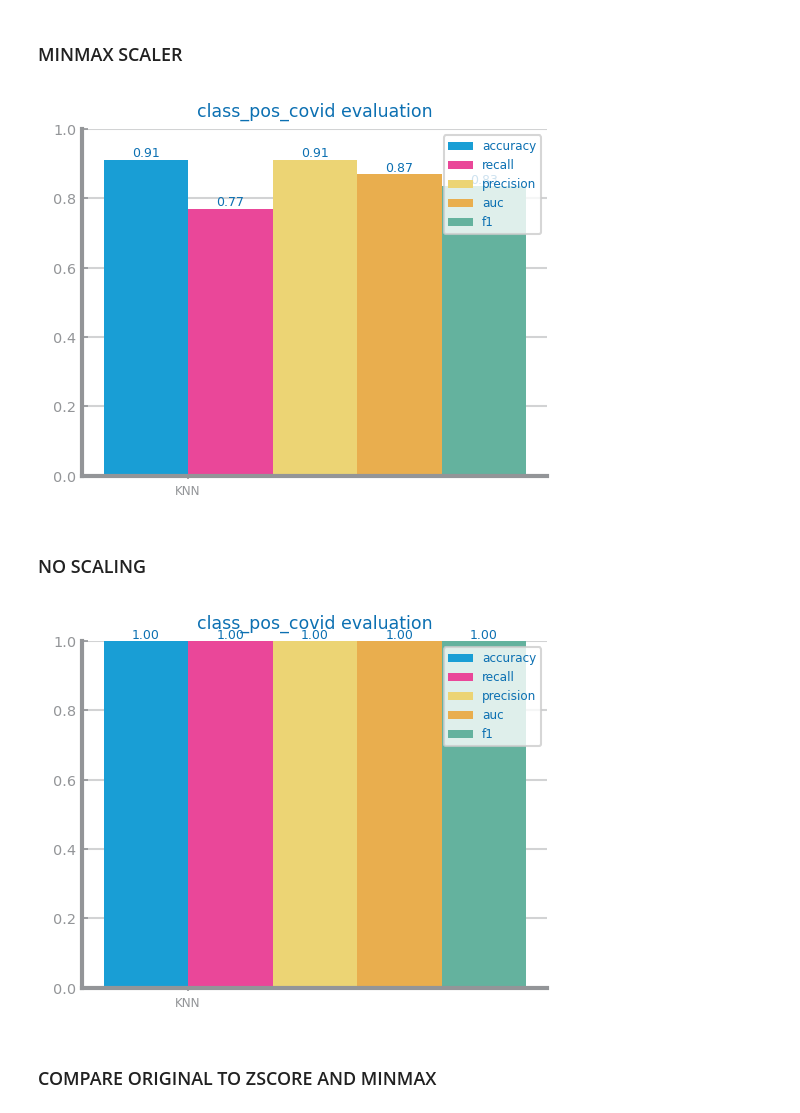
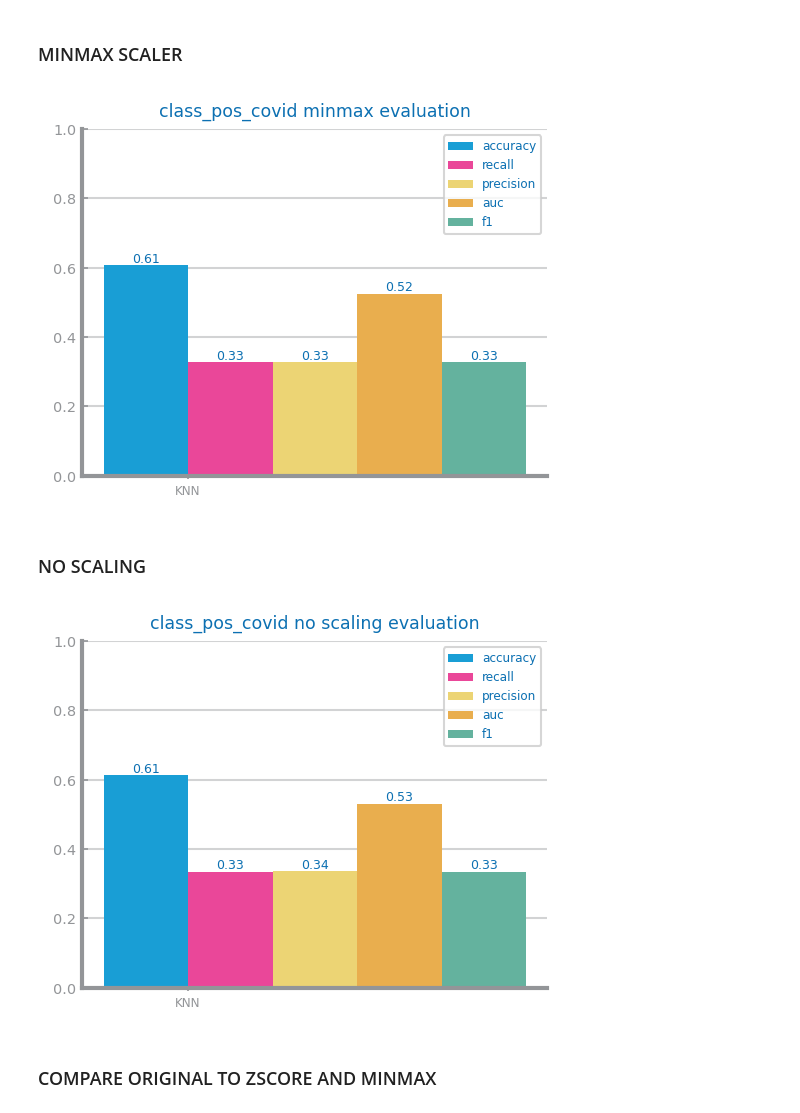
Before and after one commit to raquelfmcardoso/datascience-2023-2024-project, a Jupyter notebook: classification/covid_datapreparation.ipynb, the cells around one changed output. Drawn from its saved outputs; the diff is of its cells as text; code cells hidden in the pictures.

Commit message:
fixing data leakage

```diff
--- a/classification/covid_datapreparation.ipynb
+++ b/classification/covid_datapreparation.ipynb
@@ -45,6 +45,10 @@ if len(existing_columns) > 0:
 vars: dict[str, list] = get_variable_types(data)
 for v in vars["symbolic"]:
     print(v, data[v].unique())
+
+og_num_vars = vars["numeric"]
+og_sym_vars = vars["symbolic"]
+print(og_num_vars)
 # %% [output]
 State ['Alabama' 'Alaska' 'Arizona' 'Arkansas' 'California' 'Colorado'
  'Connecticut' 'Delaware' 'District of Columbia' 'Florida' 'Georgia'
@@ -357,24 +361,26 @@ df.to_csv(f"data/{file_tag}/data_preparation/missing_values/eval_approach2.csv",
 # %%
 from pandas import read_csv, DataFrame, Series
-
 from dslab_functions import NR_STDEV, get_variable_types, determine_outlier_thresholds_for_var
 
 file_tag = "class_pos_covid"
+#data = df.copy(deep=True)
 data : DataFrame = read_csv('data/class_pos_covid/data_preparation/missing_values/eval_approach2.csv')
 print(f"Original data: {data.shape}")
 
 n_std: int = NR_STDEV
-numeric_vars: list[str] = get_variable_types(data)["numeric"]
-if numeric_vars is not None:
+#numeric_vars: list[str] = get_variable_types(data)["numeric"]
+print(f"Numeric variables: {og_num_vars}")
+if og_num_vars is not None:
     df: DataFrame = data.copy(deep=True)
-    summary5: DataFrame = data[numeric_vars].describe()
-    for var in numeric_vars:
+    summary5: DataFrame = data[og_num_vars].describe()
+    for var in og_num_vars:
+        print("var", var)
         top_threshold, bottom_threshold = determine_outlier_thresholds_for_var(
             summary5[var], True, 4
         )
         outliers: Series = df[(df[var] > top_threshold) | (df[var] < bottom_threshold)]
         df.drop(outliers.index, axis=0, inplace=True)
-    df.to_csv(f"data/{file_tag}/data_preparation/outliers/drop_outliers.csv", index=True)
+    df.to_csv(f"data/{file_tag}/data_preparation/outliers/drop_outliers.csv", index=False)
     print(f"Data after dropping outliers: {df.shape}")
 else:
     print("There are no numeric variables")
@@ -420,13 +431,14 @@ file_tag = "class_pos_covid"
 data : DataFrame = read_csv('data/class_pos_covid/data_preparation/missing_values/eval_approach2.csv')
 print(f"Original data: {data.shape}")
 
-if [] != numeric_vars:
+if [] != og_num_vars:
     df: DataFrame = data.copy(deep=True)
-    for var in numeric_vars:
+    for var in og_num_vars:
+        print(var)
         top, bottom = determine_outlier_thresholds_for_var(summary5[var],True, 4)
         median: float = df[var].median()
         df[var] = df[var].apply(lambda x: median if x > top or x < bottom else x)
-    df.to_csv(f"data/{file_tag}/data_preparation/outliers/replacing_outliers.csv", index=True)
+    df.to_csv(f"data/{file_tag}/data_preparation/outliers/replacing_outliers.csv", index=False)
     print("Data after replacing outliers:", df.shape)
     print(df.describe())
 else:
@@ -473,14 +485,15 @@ file_tag = "class_pos_covid"
 data : DataFrame = read_csv('data/class_pos_covid/data_preparation/missing_values/eval_approach2.csv')
 print(f"Original data: {data.shape}")
 
-if [] != numeric_vars:
+if [] != og_num_vars:
     df: DataFrame = data.copy(deep=True)
-    for var in numeric_vars:
+    for var in og_num_vars:
+        print(var)
         top, bottom = determine_outlier_thresholds_for_var(summary5[var], True, 4)
         df[var] = df[var].apply(
             lambda x: top if x > top else bottom if x < bottom else x
         )
-    df.to_csv(f"data/{file_tag}/data_preparation/outliers/truncate_outliers.csv", index=True)
+    df.to_csv(f"data/{file_tag}/data_preparation/outliers/truncate_outliers.csv", index=False)
     print("Data after truncating outliers:", df.shape)
     print(df.describe())
 else:
@@ -618,12 +644,12 @@ test = pd.concat([Xtest, Ytest], axis=1)
 figure()
 eval: dict[str, list] = evaluate_knn(train, test, target=target, metric="recall")
 plot_multibar_chart(
-    ["KNN"], eval, title=f"{file_tag} evaluation", percentage=True
+    ["KNN"], eval, title=f"{file_tag} minmax evaluation", percentage=True
 )
 savefig(f"images/{file_tag}/data_preparation/scaling/minmax.png")
 show()
 # %% [output]
-[figure, old version]
+[figure, new version]
 # %% [markdown]
 ### NO SCALING
 # %%
@@ -642,35 +668,35 @@ df = data.copy(deep=True)
 def evaluate_knn(
     train: DataFrame, test: DataFrame, target: str = "class", metric: str = "accuracy"
 ) -> dict[str, list]:
     trnY = train.pop(target).values
     trnX: ndarray = train.values
     tstY = test.pop(target).values
     tstX: ndarray = test.values
     eval: dict[str, list] = {}
 
     #eval_NB: dict[str, float] | None = run_NB(trnX, trnY, tstX, tstY, metric=metric)
     eval_KNN: dict[str, float] | None = run_KNN(trnX, trnY, tstX, tstY, metric=metric)
     if eval_KNN != {}:
         for met in CLASS_EVAL_METRICS:
             eval[met] = eval_KNN[met]
     return eval
 
 target = 'CovidPos'
 X, y = df.loc[:, df.columns != 'CovidPos'], df['CovidPos']
 Xtrain, Xtest, Ytrain, Ytest = train_test_split(X, y, test_size = 0.33, random_state=1)
 
 train = pd.concat([Xtrain, Ytrain], axis=1)
 test = pd.concat([Xtest, Ytest], axis=1)
 
 figure()
 eval: dict[str, list] = evaluate_knn(train, test, target=target, metric="recall")
 plot_multibar_chart(
-    ["KNN"], eval, title=f"{file_tag} evaluation", percentage=True
+    ["KNN"], eval, title=f"{file_tag} no scaling evaluation", percentage=True
 )
 savefig(f"images/{file_tag}/data_preparation/scaling/no_scaling.png")
 show()
 # %% [output]
-[figure, old version]
+[figure, new version]
 # %% [markdown]
 ### COMPARE ORIGINAL TO ZSCORE AND MINMAX
 # %%
```
Also changed, not shown: parts of 24 cells of this notebook, 30 other files.
